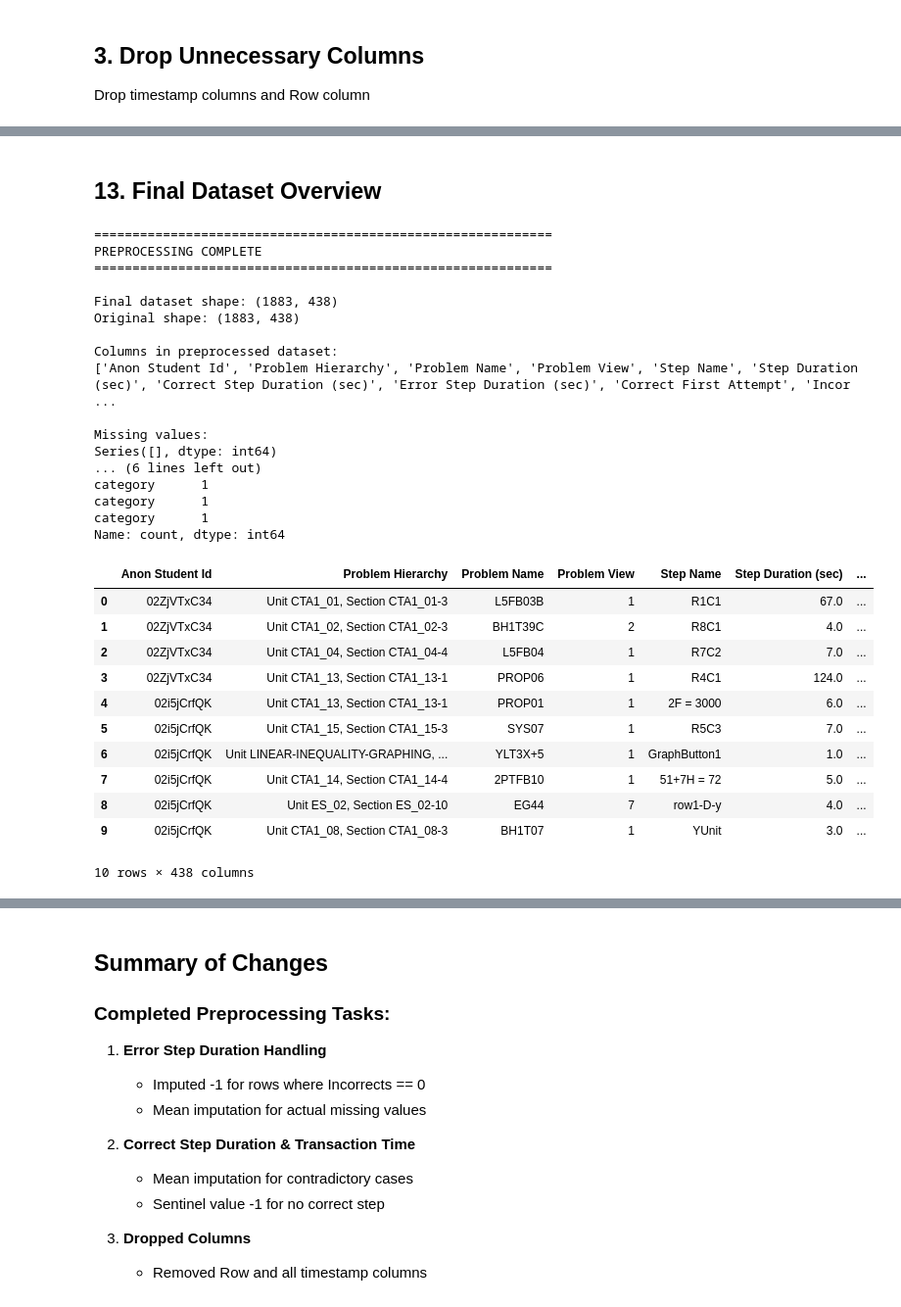
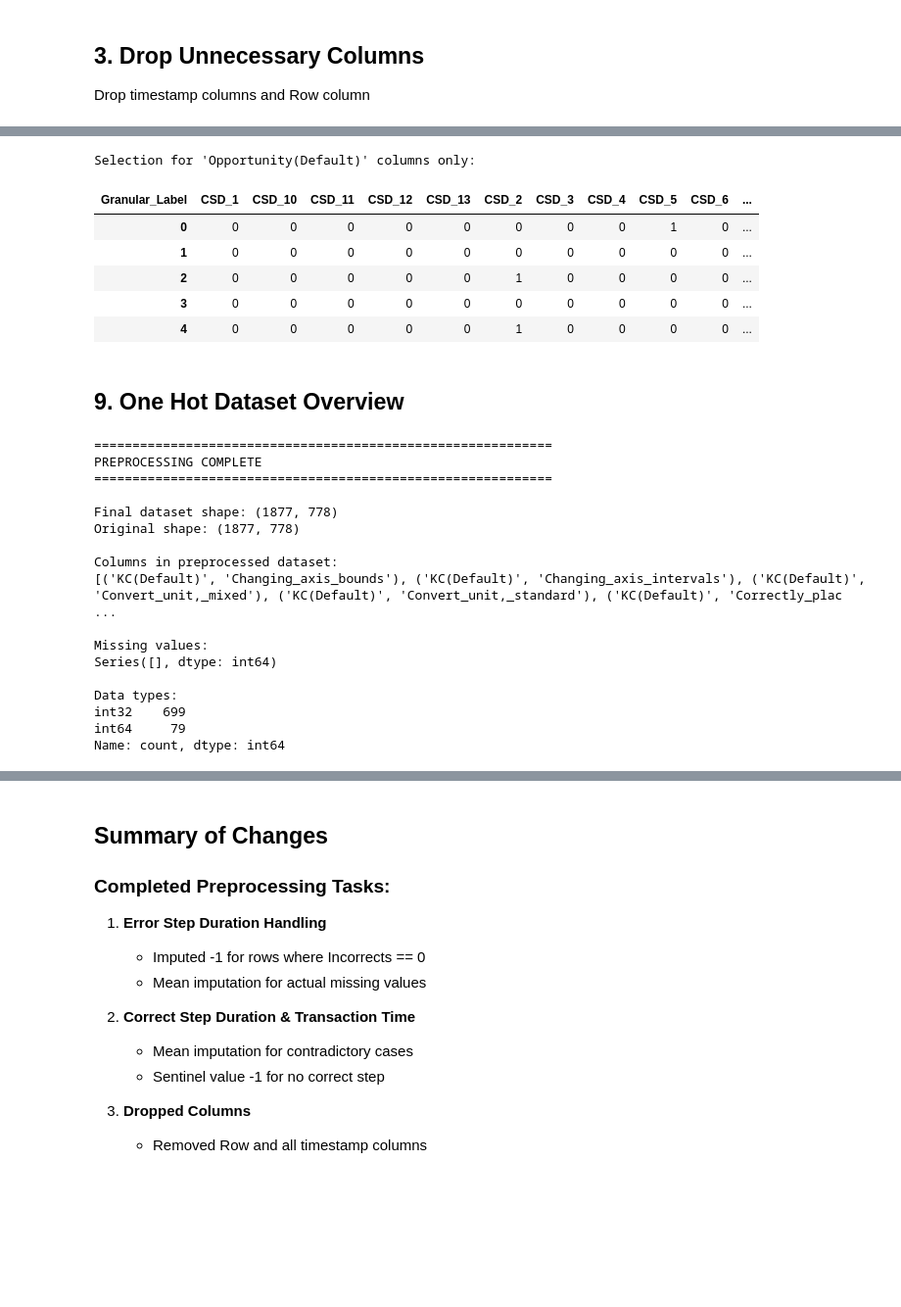
Before and after one commit to BlockchainDlamini/COS781_Data_Mining_Project, a Jupyter notebook: preprocessing.ipynb, the cells around one changed output, grey strips where cells are left out. Shown: that part at 98% size. Cells and saved outputs as stored; diff of their text form; code cells hidden in the pictures; blank space fills up the shorter version.

```diff
--- a/preprocessing.ipynb
+++ b/preprocessing.ipynb
@@ -550,9 +366,0 @@ Name: count, dtype: int64
-# %%
-# Bin Engagement Level
-df['Engagement_Level_Binned'] = pd.cut(
-    df['Engagement_Level'],
-    bins=[0, 10, 50, 200, float('inf')],
-    labels=['Light', 'Medium', 'Heavy', 'Very_Heavy']
-)
-print(f"\nBinned Engagement Level into 4 categories")
-print(df['Engagement_Level_Binned'].value_counts())
@@ -569,12 +366,0 @@ Name: count, dtype: int64
-# %%
-# If Opportunity is numerical, bin it
-if df['Opportunity(Default)'].dtype in ['int64', 'float64']:
-    print("\n" + "="*60)
-    print("Binning Opportunity(Default) as numerical column...")
-    df['Opportunity_Binned'] = pd.qcut(
-        df['Opportunity(Default)'],
-        q=5,
-        labels=['Opp_1', 'Opp_2', 'Opp_3', 'Opp_4', 'Opp_5'],
-        duplicates='drop'
-    )
-    print(df['Opportunity_Binned'].value_counts())
@@ -581,48 +475,45 @@ if df['Opportunity(Default)'].dtype in ['int64', 'float64']:
+# %%
+problem_hierarchy_cols_loc = df_multi_idx.loc[:, 'Correct Step Duration (sec)']
+
+print("\nSelection for 'Opportunity(Default)' columns only:")
+problem_hierarchy_cols_loc.head(5)
+# %% [output]
+Selection for 'Opportunity(Default)' columns only:
+| Granular_Label | CSD_1 | CSD_10 | CSD_11 | CSD_12 | CSD_13 | CSD_2 | CSD_3 | CSD_4 | CSD_5 | CSD_6 | ... |
+| 0 | 0 | 0 | 0 | 0 | 0 | 0 | 0 | 0 | 1 | 0 | ... |
+| 1 | 0 | 0 | 0 | 0 | 0 | 0 | 0 | 0 | 0 | 0 | ... |
+| 2 | 0 | 0 | 0 | 0 | 0 | 1 | 0 | 0 | 0 | 0 | ... |
+| 3 | 0 | 0 | 0 | 0 | 0 | 0 | 0 | 0 | 0 | 0 | ... |
+| 4 | 0 | 0 | 0 | 0 | 0 | 1 | 0 | 0 | 0 | 0 | ... |
 # %% [markdown]
-## 13. Final Dataset Overview
+## 9. One Hot Dataset Overview
 # %%
 print("\n" + "="*60)
 print("PREPROCESSING COMPLETE")
 print("="*60)
-print(f"\nFinal dataset shape: {df.shape}")
-print(f"Original shape: {df.shape}")
+print(f"\nFinal dataset shape: {df_multi_idx.shape}")
+print(f"Original shape: {df_multi_idx.shape}")
 print(f"\nColumns in preprocessed dataset:")
-print(df.columns.tolist())
+print(df_multi_idx.columns.tolist())
 print(f"\nMissing values:")
-print(df.isna().sum()[df.isna().sum() > 0])
+print(df_multi_idx.isna().sum()[df_multi_idx.isna().sum() > 0])
 print(f"\nData types:")
-print(df.dtypes.value_counts())
+print(df_multi_idx.dtypes.value_counts())
 # %% [output]
 ============================================================
 PREPROCESSING COMPLETE
 ============================================================
 
-Final dataset shape: (1883, 438)
-Original shape: (1883, 438)
+Final dataset shape: (1877, 778)
+Original shape: (1877, 778)
 
 Columns in preprocessed dataset:
-['Anon Student Id', 'Problem Hierarchy', 'Problem Name', 'Problem View', 'Step Name', 'Step Duration (sec)', 'Correct Step Duration (sec)', 'Error Step Duration (sec)', 'Correct First Attempt', 'Incor ...
+[('KC(Default)', 'Changing_axis_bounds'), ('KC(Default)', 'Changing_axis_intervals'), ('KC(Default)', 'Convert_unit,_mixed'), ('KC(Default)', 'Convert_unit,_standard'), ('KC(Default)', 'Correctly_plac ...
 
 Missing values:
 Series([], dtype: int64)
-... (6 lines left out)
-category      1
-category      1
-category      1
+
+Data types:
+int32    699
+int64     79
 Name: count, dtype: int64
-# %%
-# Display sample of preprocessed data
-df.head(10)
-# %% [output]
-|  | Anon Student Id | Problem Hierarchy | Problem Name | Problem View | Step Name | Step Duration (sec) | ... |
-| 0 | 02ZjVTxC34 | Unit CTA1_01, Section CTA1_01-3 | L5FB03B | 1 | R1C1 | 67.0 | ... |
-| 1 | 02ZjVTxC34 | Unit CTA1_02, Section CTA1_02-3 | BH1T39C | 2 | R8C1 | 4.0 | ... |
-| 2 | 02ZjVTxC34 | Unit CTA1_04, Section CTA1_04-4 | L5FB04 | 1 | R7C2 | 7.0 | ... |
-| 3 | 02ZjVTxC34 | Unit CTA1_13, Section CTA1_13-1 | PROP06 | 1 | R4C1 | 124.0 | ... |
-| 4 | 02i5jCrfQK | Unit CTA1_13, Section CTA1_13-1 | PROP01 | 1 | 2F = 3000 | 6.0 | ... |
-| 5 | 02i5jCrfQK | Unit CTA1_15, Section CTA1_15-3 | SYS07 | 1 | R5C3 | 7.0 | ... |
-| 6 | 02i5jCrfQK | Unit LINEAR-INEQUALITY-GRAPHING, ... | YLT3X+5 | 1 | GraphButton1 | 1.0 | ... |
-| 7 | 02i5jCrfQK | Unit CTA1_14, Section CTA1_14-4 | 2PTFB10 | 1 | 51+7H = 72 | 5.0 | ... |
-| 8 | 02i5jCrfQK | Unit ES_02, Section ES_02-10 | EG44 | 7 | row1-D-y | 4.0 | ... |
-| 9 | 02i5jCrfQK | Unit CTA1_08, Section CTA1_08-3 | BH1T07 | 1 | YUnit | 3.0 | ... |
-10 rows × 438 columns
```
Also changed, not shown: parts of 40 cells of this notebook, 12 other files.
